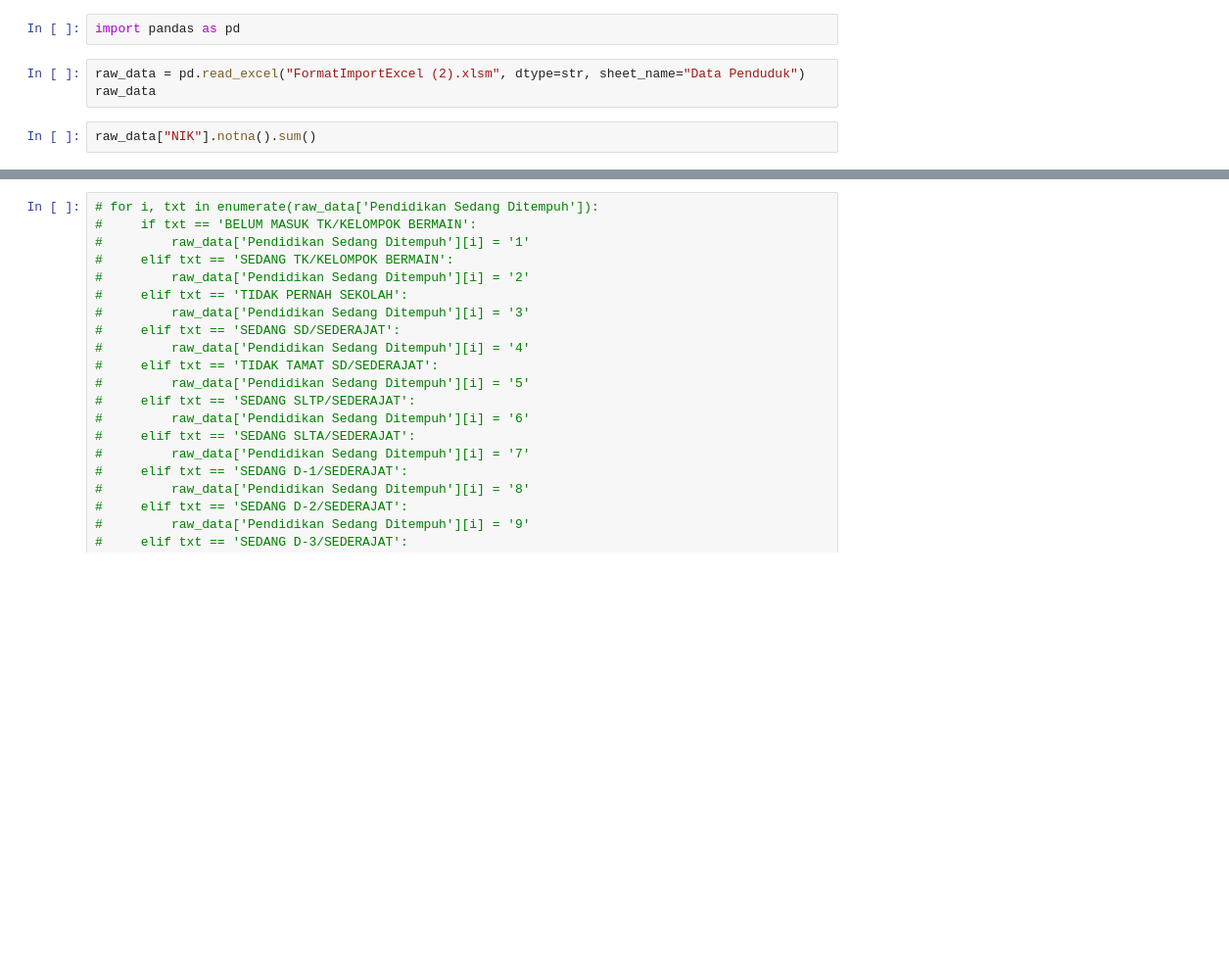
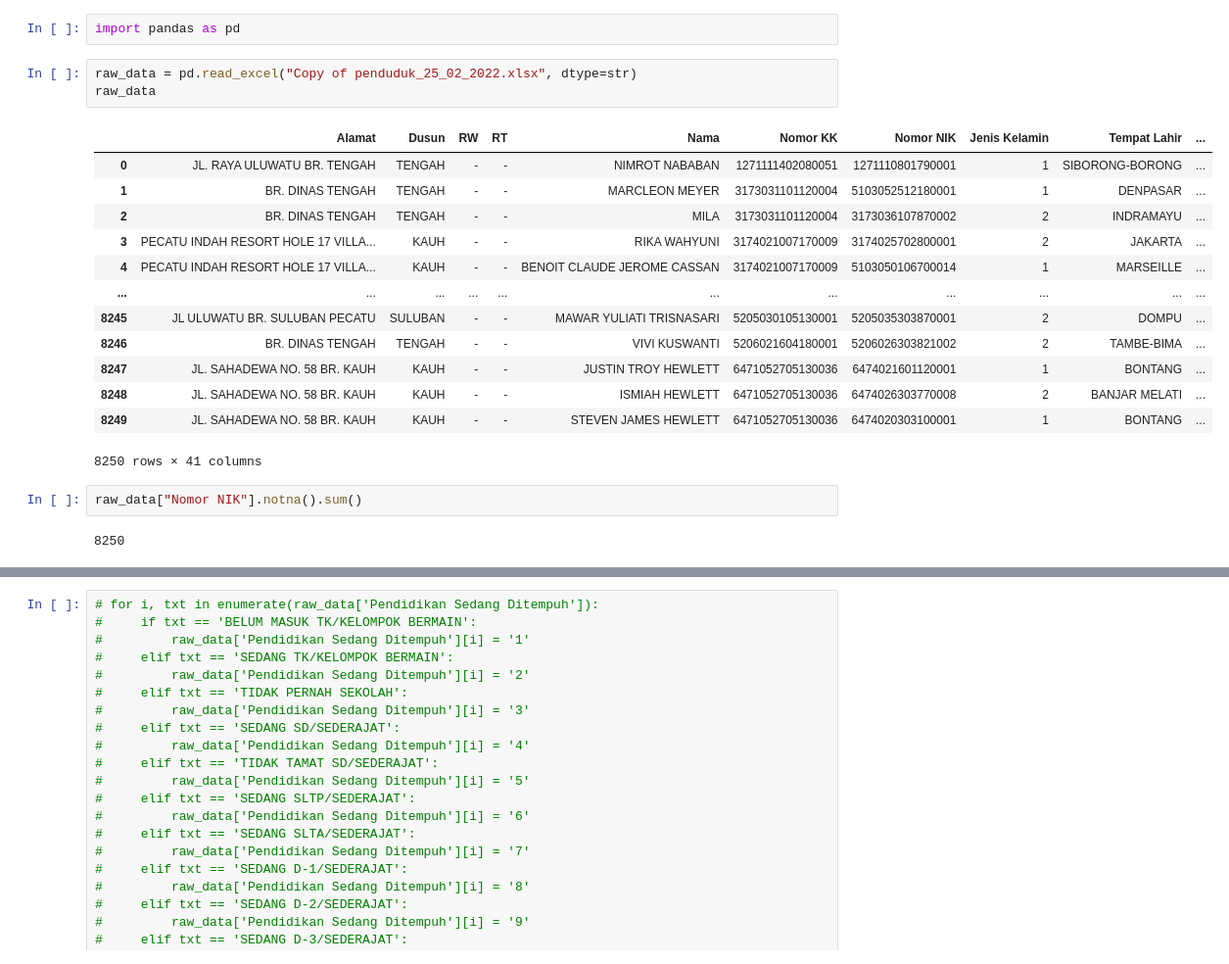
Before and after one commit to roderikmogot/opensid-teks-ke-kode-data-penduduk, a Jupyter notebook: experiment.ipynb, the cells around one changed output, grey strips where cells are left out. Shown at 98% size. Drawn from its saved outputs; the diff is of its cells as text; blank space fills up the shorter version.

```diff
--- a/experiment.ipynb
+++ b/experiment.ipynb
@@ -1,10 +1,26 @@
 # %%
 import pandas as pd
 # %%
-raw_data = pd.read_excel("FormatImportExcel (2).xlsm", dtype=str, sheet_name="Data Penduduk")
+raw_data = pd.read_excel("Copy of penduduk_25_02_2022.xlsx", dtype=str)
 raw_data
+# %% [output]
+|  | Alamat | Dusun | RW | RT | Nama | Nomor KK | Nomor NIK | Jenis Kelamin | Tempat Lahir | ... |
+| 0 | JL. RAYA ULUWATU BR. TENGAH | TENGAH | - | - | NIMROT NABABAN | 1271111402080051 | 1271110801790001 | 1 | SIBORONG-BORONG | ... |
+| 1 | BR. DINAS TENGAH | TENGAH | - | - | MARCLEON MEYER | 3173031101120004 | 5103052512180001 | 1 | DENPASAR | ... |
+| 2 | BR. DINAS TENGAH | TENGAH | - | - | MILA | 3173031101120004 | 3173036107870002 | 2 | INDRAMAYU | ... |
+| 3 | PECATU INDAH RESORT HOLE 17 VILLA... | KAUH | - | - | RIKA WAHYUNI | 3174021007170009 | 3174025702800001 | 2 | JAKARTA | ... |
+| 4 | PECATU INDAH RESORT HOLE 17 VILLA... | KAUH | - | - | BENOIT CLAUDE JEROME CASSAN | 3174021007170009 | 5103050106700014 | 1 | MARSEILLE | ... |
+| ... | ... | ... | ... | ... | ... | ... | ... | ... | ... | ... |
+| 8245 | JL ULUWATU BR. SULUBAN PECATU | SULUBAN | - | - | MAWAR YULIATI TRISNASARI | 5205030105130001 | 5205035303870001 | 2 | DOMPU | ... |
+| 8246 | BR. DINAS TENGAH | TENGAH | - | - | VIVI KUSWANTI | 5206021604180001 | 5206026303821002 | 2 | TAMBE-BIMA | ... |
+| 8247 | JL. SAHADEWA NO. 58 BR. KAUH | KAUH | - | - | JUSTIN TROY HEWLETT | 6471052705130036 | 6474021601120001 | 1 | BONTANG | ... |
+| 8248 | JL. SAHADEWA NO. 58 BR. KAUH | KAUH | - | - | ISMIAH HEWLETT | 6471052705130036 | 6474026303770008 | 2 | BANJAR MELATI | ... |
+| 8249 | JL. SAHADEWA NO. 58 BR. KAUH | KAUH | - | - | STEVEN JAMES HEWLETT | 6471052705130036 | 6474020303100001 | 1 | BONTANG | ... |
+8250 rows × 41 columns
 # %%
-raw_data["NIK"].notna().sum()
+raw_data["Nomor NIK"].notna().sum()
+# %% [output]
+8250
 # %%
 for i, txt in enumerate(raw_data['Jenis Kelamin']):
     if txt == 'L':
```
Also changed, not shown: parts of 28 cells of this notebook.
